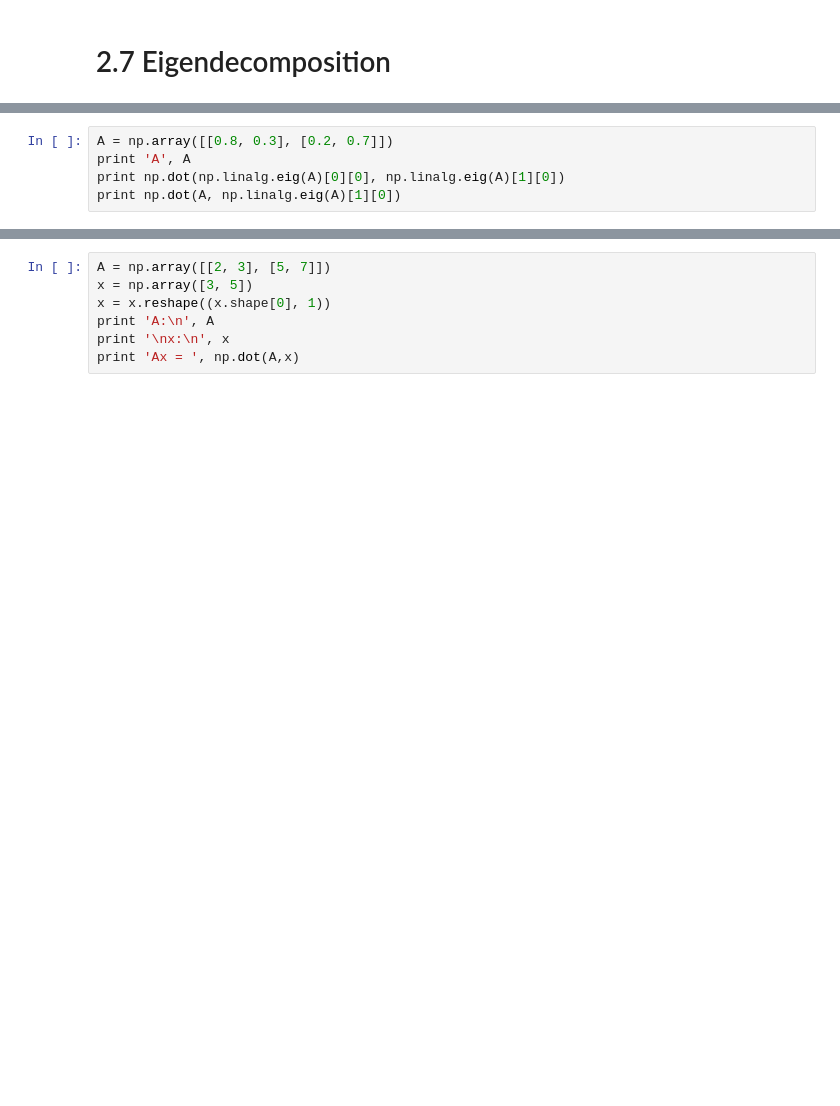
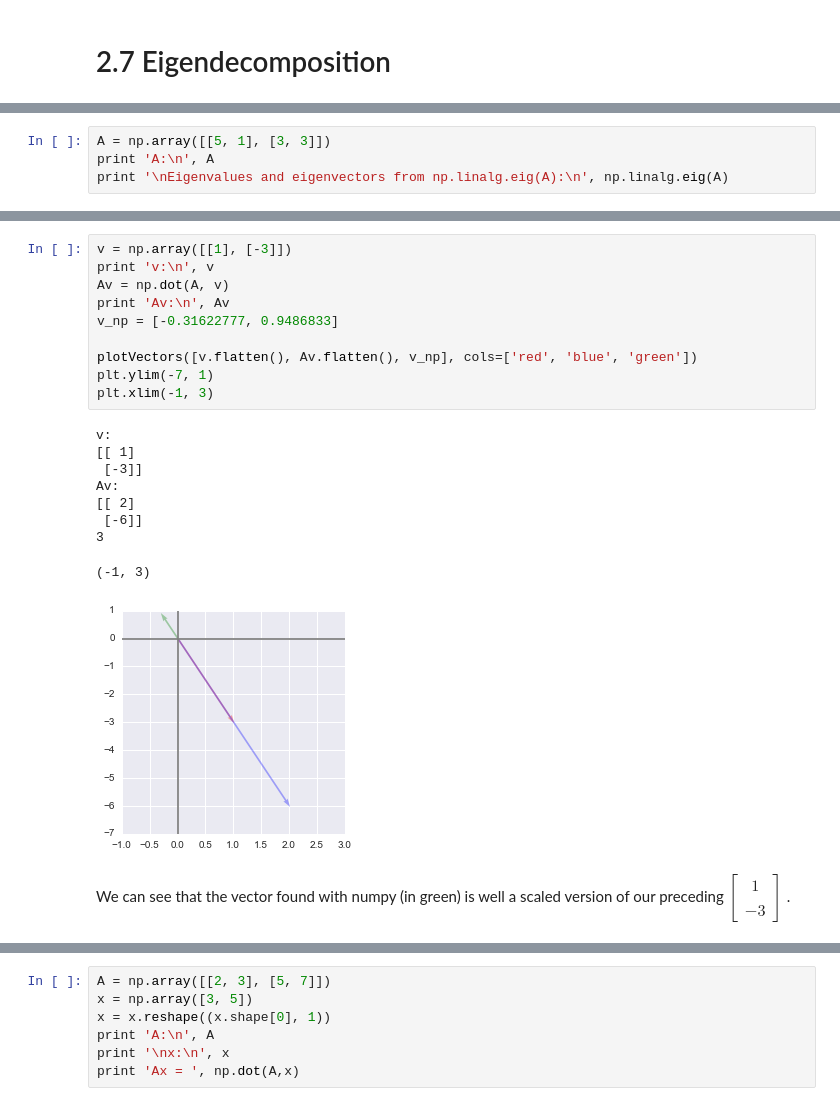
Before and after one commit to hadrienj/deepLearningBook-Notes, a Jupyter notebook: 2.7 Eigendecomposition.ipynb, the cells around one changed output, grey strips where cells are left out. Drawn from its saved outputs; the diff is of its cells as text; blank space fills up the shorter version.

```diff
--- a/2.7 Eigendecomposition.ipynb
+++ b/2.7 Eigendecomposition.ipynb
@@ -25,6 +201,5 @@ np.set_printoptions(suppress=True)
 # %%
-A = np.array([[0.8, 0.3], [0.2, 0.7]])
-print 'A', A
-print np.dot(np.linalg.eig(A)[0][0], np.linalg.eig(A)[1][0])
-print np.dot(A, np.linalg.eig(A)[1][0])
+A = np.array([[5, 1], [3, 3]])
+print 'A:\n', A
+print '\nEigenvalues and eigenvectors from np.linalg.eig(A):\n', np.linalg.eig(A)
 # %% [output]
@@ -34,0 +233,25 @@ A [[ 0.8  0.3]
+# %%
+v = np.array([[1], [-3]])
+print 'v:\n', v
+Av = np.dot(A, v)
+print 'Av:\n', Av
+v_np = [-0.31622777, 0.9486833]
+
+plotVectors([v.flatten(), Av.flatten(), v_np], cols=['red', 'blue', 'green'])
+plt.ylim(-7, 1)
+plt.xlim(-1, 3)
+# %% [output]
+v:
+[[ 1]
+ [-3]]
+Av:
+[[ 2]
+ [-6]]
+3
+(-1, 3)
+[figure, added]
+# %% [markdown]
+We can see that the vector found with numpy (in green) is well a scaled version of our preceding $\begin{bmatrix}
+    1\\\\
+    -3
+\end{bmatrix}$.
```
Also changed, not shown: parts of 25 cells of this notebook, 2 other files.
